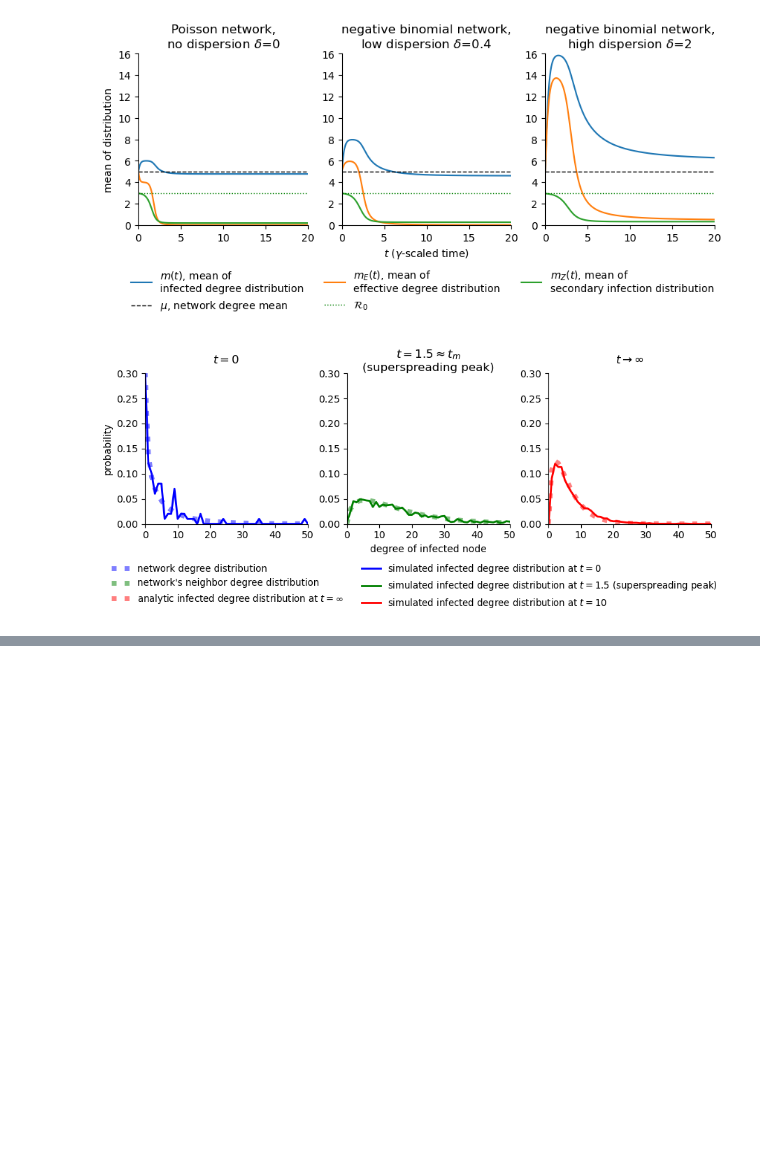
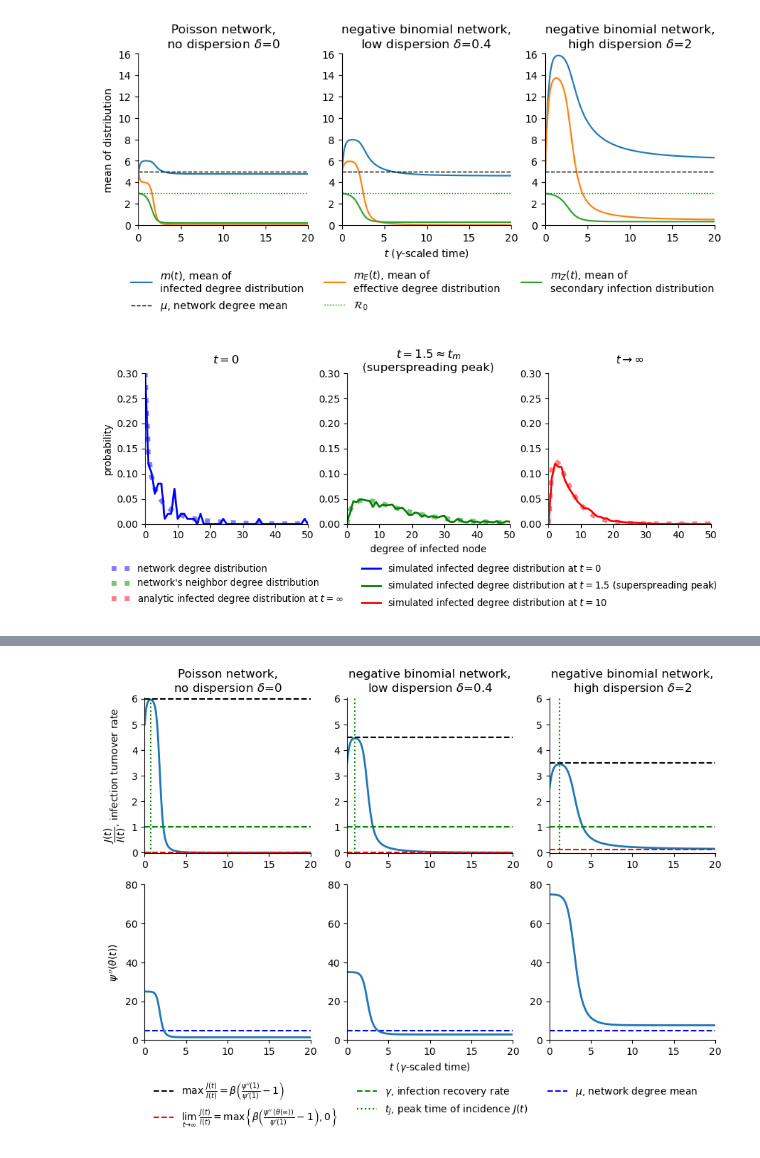
Before and after one commit to freedmanari/infected_degrees, a Jupyter notebook: network_epidemic.ipynb, the cells around one changed output, grey strips where cells are left out. Cells and saved outputs as stored; diff of their text form; code cells hidden in the pictures; blank space fills up the shorter version.

Commit message:
added lines to figure J_I

```diff
--- a/network_epidemic.ipynb
+++ b/network_epidemic.ipynb
@@ -1438,0 +1342,100 @@ fig.legend(frameon=False, bbox_to_anchor=(.85,.03), ncols=2)
+# %%
+fig, ax = plt.subplots(nrows=2,ncols=3)
+fig.set_figheight(6)
+fig.set_figwidth(9)
+
+initialize_no_dispersion()
+
+out_ode_theta_I_only = scipy.integrate.odeint(model_theta_I_only, [theta0, i0], ts_ode)
+theta = out_ode_theta_I_only[:,0]
+dtheta = -beta * theta + beta * psi(theta)/psi(1) + gamma * (1-theta)
+I = out_ode_theta_I_only[:,1]
+J = -psi(theta)*dtheta/I
+
+ax[0,0].plot(ts_ode, J, linewidth=2)
+ax[0,0].axhline(y=beta*(psi2(1)/psi(1)-1), color='black', linestyle='--')
+ax[0,0].axhline(y=gamma, color='green', linestyle='--')
+ax[0,0].axhline(y=max(beta*(psi2(theta[-1])/psi(1)-1), 0), color='red', linestyle='--')
+ax[0,0].axvline(x=ts_ode[np.argmax(J)], color='green', linestyle=':')
+ax[0,0].spines['top'].set_visible(False)
+ax[0,0].spines['right'].set_visible(False)
+ax[0,0].set_xlim(0,20)
+ax[0,0].set_ylim(-.02,6.05)
+ax[0,0].set_title('Poisson network,\nno dispersion '+r'$\delta$=0')
+ax[0,0].set_ylabel(r'$\dfrac{J(t)}{I(t)}$, infection turnover rate')
+
+ax[1,0].axhline(y=psi(1),color='blue',linestyle='--')
+ax[1,0].plot(ts_ode, psi2(theta), linewidth=2)
+ax[1,0].spines['top'].set_visible(False)
+ax[1,0].spines['right'].set_visible(False)
+ax[1,0].set_xlim(0,20)
+ax[1,0].set_ylim(0,80)
+ax[1,0].set_ylabel('$\psi\,\'\'$'+r'$(\theta(t))$')
+
+
+
+initialize_low_dispersion()
+
+out_ode_theta_I_only = scipy.integrate.odeint(model_theta_I_only, [theta0, i0], ts_ode)
+theta = out_ode_theta_I_only[:,0]
+dtheta = -beta * theta + beta * psi(theta)/psi(1) + gamma * (1-theta)
+I = out_ode_theta_I_only[:,1]
+J = -psi(theta)*dtheta/I
+
+ax[0,1].plot(ts_ode, J, linewidth=2)
+ax[0,1].axhline(y=beta*(psi2(1)/psi(1)-1), color='black', linestyle='--',
+                label=r'max $\frac{J(t)}{I(t)}=\beta\left(\frac{\psi^{\prime\prime}(1)}{\psi^{\prime}(1)}-1\right)$')
+ax[0,1].axhline(y=max(beta*(psi2(theta[-1])/psi(1)-1), 0), color='red', linestyle='--',
+                label=r'$\lim_{t\to\infty}\ \frac{J(t)}{I(t)}=$max$\left\{\beta\left(\frac{\psi^{\prime\prime}(\theta(\infty))}{\psi^{\prime}(1)}-1\right),0\right\}$')
+ax[0,1].axhline(y=gamma, color='green', linestyle='--',
+                label=r'$\gamma$, infection recovery rate')
+ax[0,1].axvline(x=ts_ode[np.argmax(J)], color='green', linestyle=':', label='$t_J$, peak time of incidence $J(t)$')
+ax[0,1].spines['top'].set_visible(False)
+ax[0,1].spines['right'].set_visible(False)
+ax[0,1].set_xlim(0,20)
+ax[0,1].set_ylim(-.02,6.05)
+ax[0,1].set_title('negative binomial network,\nlow dispersion '+r'$\delta$=0.4')
+
+ax[1,1].axhline(y=psi(1),color='blue',linestyle='--',label='$\mu$, network degree mean')
+ax[1,1].plot(ts_ode, psi2(theta), linewidth=2)
+ax[1,1].spines['top'].set_visible(False)
+ax[1,1].spines['right'].set_visible(False)
+ax[1,1].set_xlim(0,20)
+ax[1,1].set_ylim(0,80)
+ax[1,1].set_xlabel('$t$ ($\gamma$-scaled time)')
+
+
+
+initialize_high_dispersion()
+
+out_ode_theta_I_only = scipy.integrate.odeint(model_theta_I_only, [theta0, i0], ts_ode)
+theta = out_ode_theta_I_only[:,0]
+dtheta = -beta * theta + beta * psi(theta)/psi(1) + gamma * (1-theta)
+I = out_ode_theta_I_only[:,1]
+J = -psi(theta)*dtheta/I
+
+ax[0,2].plot(ts_ode, J, linewidth=2)
+ax[0,2].axhline(y=beta*(psi2(1)/psi(1)-1), color='black', linestyle='--')
+ax[0,2].axhline(y=max(beta*(psi2(theta[-1])/psi(1)-1), 0), color='red', linestyle='--')
+ax[0,2].axhline(y=gamma, color='green', linestyle='--')
+ax[0,2].axvline(x=ts_ode[np.argmax(J)], color='green', linestyle=':')
+ax[0,2].spines['top'].set_visible(False)
+ax[0,2].spines['right'].set_visible(False)
+ax[0,2].set_xlim(0,20)
+ax[0,2].set_ylim(-.02,6.05)
+ax[0,2].set_title('negative binomial network,\nhigh dispersion '+r'$\delta$=2')
+
+ax[1,2].axhline(y=psi(1),color='blue',linestyle='--')
+ax[1,2].plot(ts_ode, psi2(theta), linewidth=2)
+ax[1,2].spines['top'].set_visible(False)
+ax[1,2].spines['right'].set_visible(False)
+ax[1,2].set_xlim(0,20)
+ax[1,2].set_ylim(0,80)
+
+plt.tight_layout()
+
+fig.legend(frameon=False, bbox_to_anchor=(.96,.03), ncols=3)
+
+# plt.savefig('figures/J_I.pdf',bbox_inches='tight')
+# %% [output]
+[figure, added]
```
Also changed, not shown: parts of 1 cell of this notebook, 1 other file.
